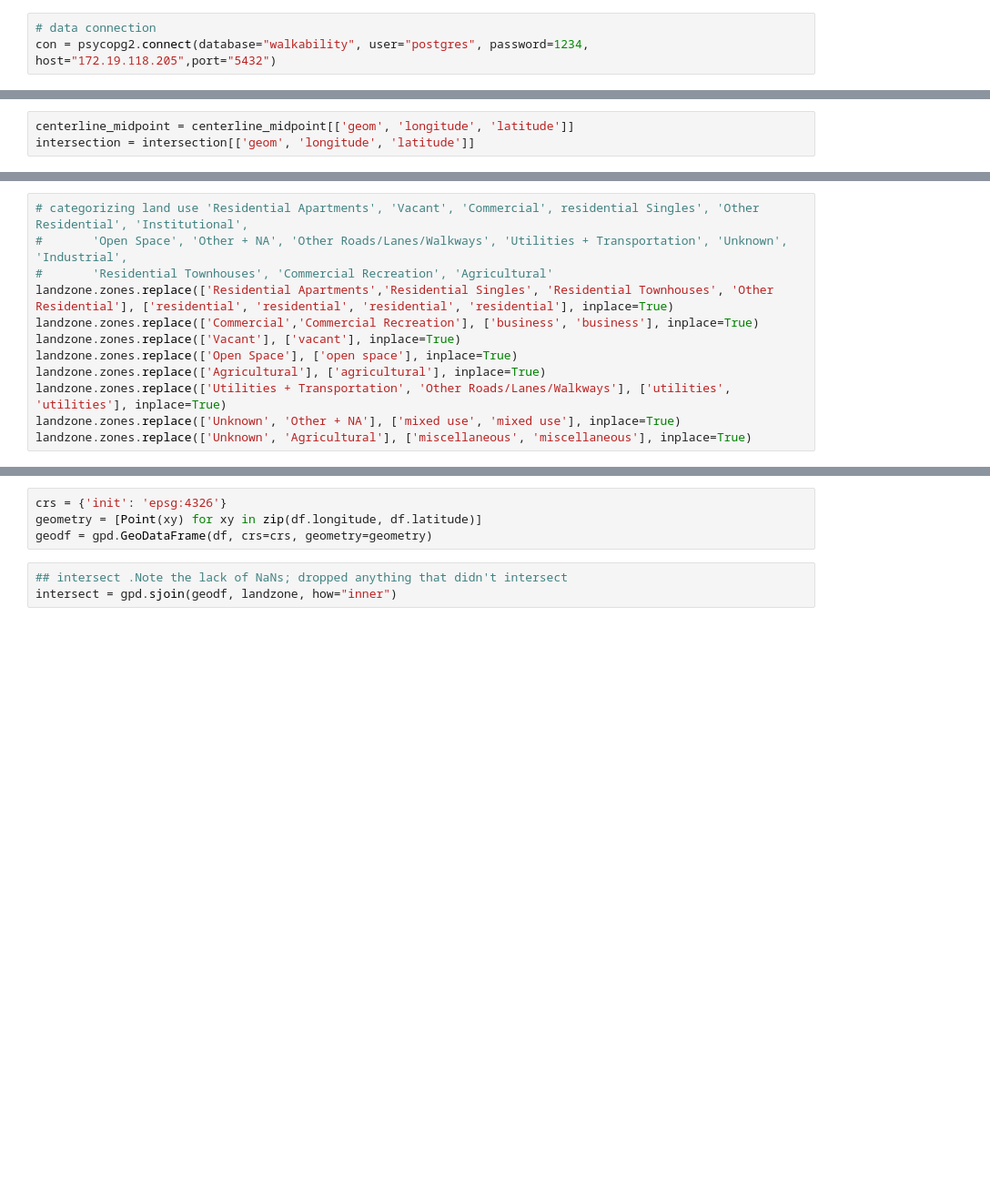
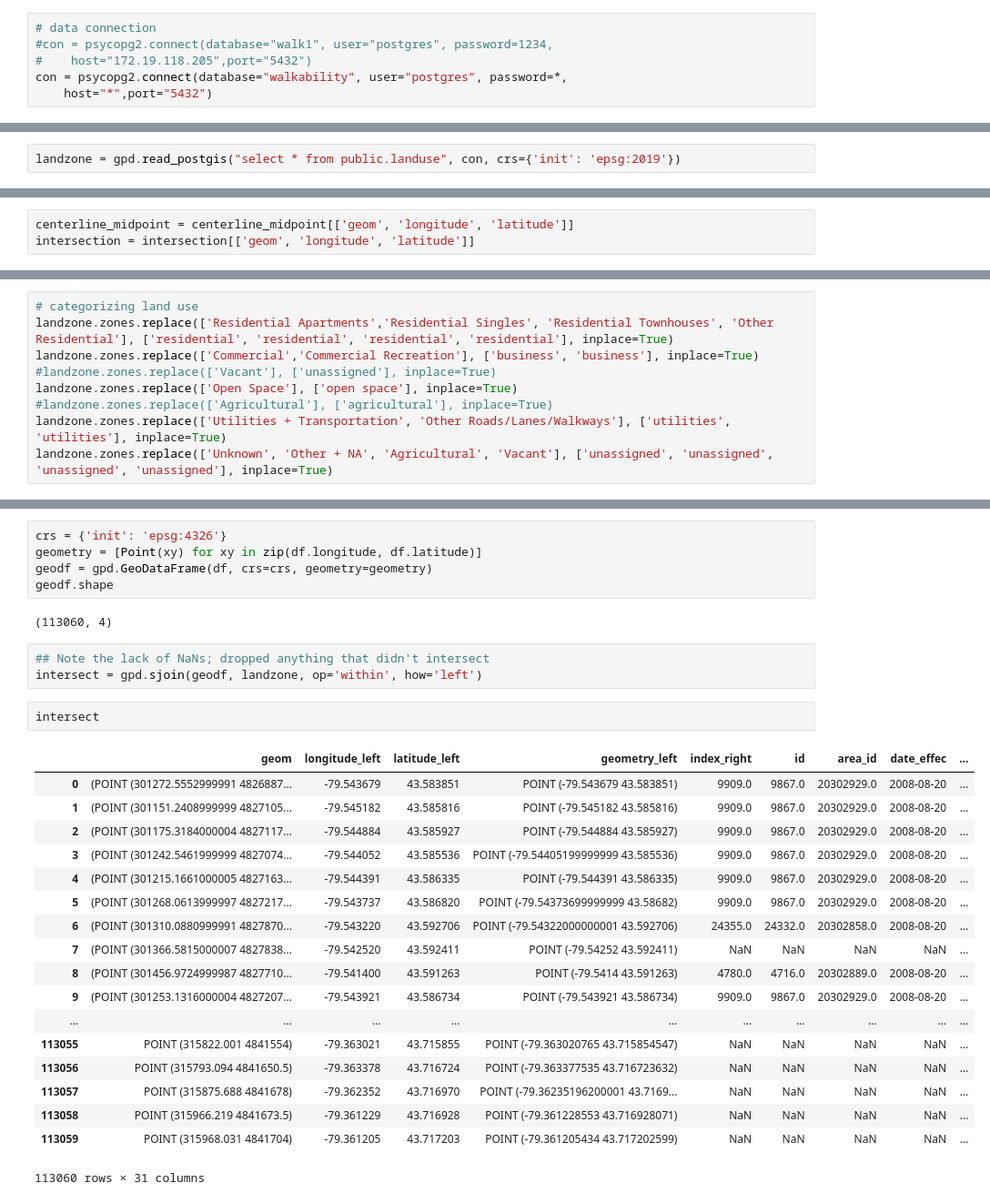
Before and after one commit to gcc-dav-official-github/production, a Jupyter notebook: projects/Machine Learning/Creating Toronto Street Point Sample Data.ipynb, the cells around one changed output, grey strips where cells are left out. Shown: that part at 91% size. Cells and saved outputs as stored; diff of their text form; blank space fills up the shorter version.

```diff
--- a/projects/Machine Learning/Creating Toronto Street Point Sample Data.ipynb
+++ b/projects/Machine Learning/Creating Toronto Street Point Sample Data.ipynb
@@ -23,7 +23,10 @@ from shapely.geometry import *
 shapely.speedups.enable()
 # %%
 # data connection
-con = psycopg2.connect(database="walkability", user="postgres", password=1234,    host="172.19.118.205",port="5432")
+#con = psycopg2.connect(database="walk1", user="postgres", password=1234,
+#    host="172.19.118.205",port="5432")
+con = psycopg2.connect(database="walkability", user="postgres", password=*,
+    host="*",port="5432")
 # %%
 # getting data from database
 centerline_midpoint = gpd.read_postgis("select * from staging.centreline_midpoint", con, crs={'init': 'epsg:2019'})
@@ -34,3 +36,5 @@ landzone = gpd.read_postgis("select * from public.landuse", con, crs={'init': 'e
 #zoning by law: https://www.toronto.ca/city-government/data-research-maps/open-data/open-data-catalogue/#8fef077c-9a14-e922-0c57-f390cd68b8a0
 #centreline: https://www.toronto.ca/city-government/data-research-maps/open-data/open-data-catalogue/#e4ec3384-056f-aa59-70f7-9ad7706f31a3
 #address points data: https://www.toronto.ca/city-government/data-research-maps/open-data/open-data-catalogue/#f71a13c4-fb51-6116-57b7-1f51a8190585
+# %%
+landzone = gpd.read_postgis("select * from public.landuse", con, crs={'init': 'epsg:2019'})
@@ -64,14 +191,11 @@ landzone.drop(['x', 'y', 'longitude', 'latitude'  ], axis=1)
 # %%
-# categorizing land use 'Residential Apartments', 'Vacant', 'Commercial', residential Singles', 'Other Residential', 'Institutional',
-#       'Open Space', 'Other + NA', 'Other Roads/Lanes/Walkways', 'Utilities + Transportation', 'Unknown', 'Industrial',
-#       'Residential Townhouses', 'Commercial Recreation', 'Agricultural'
+# categorizing land use
 landzone.zones.replace(['Residential Apartments','Residential Singles', 'Residential Townhouses', 'Other Residential'], ['residential', 'residential', 'residential', 'residential'], inplace=True)
 landzone.zones.replace(['Commercial','Commercial Recreation'], ['business', 'business'], inplace=True)
-landzone.zones.replace(['Vacant'], ['vacant'], inplace=True)
+#landzone.zones.replace(['Vacant'], ['unassigned'], inplace=True)
 landzone.zones.replace(['Open Space'], ['open space'], inplace=True)
-landzone.zones.replace(['Agricultural'], ['agricultural'], inplace=True)
+#landzone.zones.replace(['Agricultural'], ['agricultural'], inplace=True)
 landzone.zones.replace(['Utilities + Transportation', 'Other Roads/Lanes/Walkways'], ['utilities', 'utilities'], inplace=True)
-landzone.zones.replace(['Unknown', 'Other + NA'], ['mixed use', 'mixed use'], inplace=True)
-landzone.zones.replace(['Unknown', 'Agricultural'], ['miscellaneous', 'miscellaneous'], inplace=True)
+landzone.zones.replace(['Unknown', 'Other + NA', 'Agricultural', 'Vacant'], ['unassigned', 'unassigned', 'unassigned', 'unassigned'], inplace=True)
 # %%
 landzone.groupby(['zones']).sum().transform(lambda x: x/np.sum(x)*100)
@@ -83,8 +239,32 @@ print(landzone.geometry)
 crs = {'init': 'epsg:4326'}
 geometry = [Point(xy) for xy in zip(df.longitude, df.latitude)]
 geodf = gpd.GeoDataFrame(df, crs=crs, geometry=geometry)
+geodf.shape
+# %% [output]
+(113060, 4)
 # %%
-## intersect .Note the lack of NaNs; dropped anything that didn't intersect
-intersect = gpd.sjoin(geodf, landzone, how="inner")
+## Note the lack of NaNs; dropped anything that didn't intersect
+intersect = gpd.sjoin(geodf, landzone, op='within', how='left')
+# %%
+intersect
+# %% [output]
+|  | geom | longitude_left | latitude_left | geometry_left | index_right | id | area_id | date_effec | ... |
+| 0 | (POINT (301272.5552999991 4826887... | -79.543679 | 43.583851 | POINT (-79.543679 43.583851) | 9909.0 | 9867.0 | 20302929.0 | 2008-08-20 | ... |
+| 1 | (POINT (301151.2408999999 4827105... | -79.545182 | 43.585816 | POINT (-79.545182 43.585816) | 9909.0 | 9867.0 | 20302929.0 | 2008-08-20 | ... |
+| 2 | (POINT (301175.3184000004 4827117... | -79.544884 | 43.585927 | POINT (-79.544884 43.585927) | 9909.0 | 9867.0 | 20302929.0 | 2008-08-20 | ... |
+| 3 | (POINT (301242.5461999999 4827074... | -79.544052 | 43.585536 | POINT (-79.54405199999999 43.585536) | 9909.0 | 9867.0 | 20302929.0 | 2008-08-20 | ... |
+| 4 | (POINT (301215.1661000005 4827163... | -79.544391 | 43.586335 | POINT (-79.544391 43.586335) | 9909.0 | 9867.0 | 20302929.0 | 2008-08-20 | ... |
+| 5 | (POINT (301268.0613999997 4827217... | -79.543737 | 43.586820 | POINT (-79.54373699999999 43.58682) | 9909.0 | 9867.0 | 20302929.0 | 2008-08-20 | ... |
+| 6 | (POINT (301310.0880999991 4827870... | -79.543220 | 43.592706 | POINT (-79.54322000000001 43.592706) | 24355.0 | 24332.0 | 20302858.0 | 2008-08-20 | ... |
+| 7 | (POINT (301366.5815000007 4827838... | -79.542520 | 43.592411 | POINT (-79.54252 43.592411) | NaN | NaN | NaN | NaN | ... |
+| 8 | (POINT (301456.9724999987 4827710... | -79.541400 | 43.591263 | POINT (-79.5414 43.591263) | 4780.0 | 4716.0 | 20302889.0 | 2008-08-20 | ... |
+| 9 | (POINT (301253.1316000004 4827207... | -79.543921 | 43.586734 | POINT (-79.543921 43.586734) | 9909.0 | 9867.0 | 20302929.0 | 2008-08-20 | ... |
+| ... | ... | ... | ... | ... | ... | ... | ... | ... | ... |
+| 113055 | POINT (315822.001 4841554) | -79.363021 | 43.715855 | POINT (-79.363020765 43.715854547) | NaN | NaN | NaN | NaN | ... |
+| 113056 | POINT (315793.094 4841650.5) | -79.363378 | 43.716724 | POINT (-79.363377535 43.716723632) | NaN | NaN | NaN | NaN | ... |
+| 113057 | POINT (315875.688 4841678) | -79.362352 | 43.716970 | POINT (-79.36235196200001 43.7169... | NaN | NaN | NaN | NaN | ... |
+| 113058 | POINT (315966.219 4841673.5) | -79.361229 | 43.716928 | POINT (-79.361228553 43.716928071) | NaN | NaN | NaN | NaN | ... |
+| 113059 | POINT (315968.031 4841704) | -79.361205 | 43.717203 | POINT (-79.361205434 43.717202599) | NaN | NaN | NaN | NaN | ... |
+113060 rows × 31 columns
 # %%
 intersect.groupby(['zones']).sum()
```
Also changed, not shown: parts of 34 cells of this notebook.
